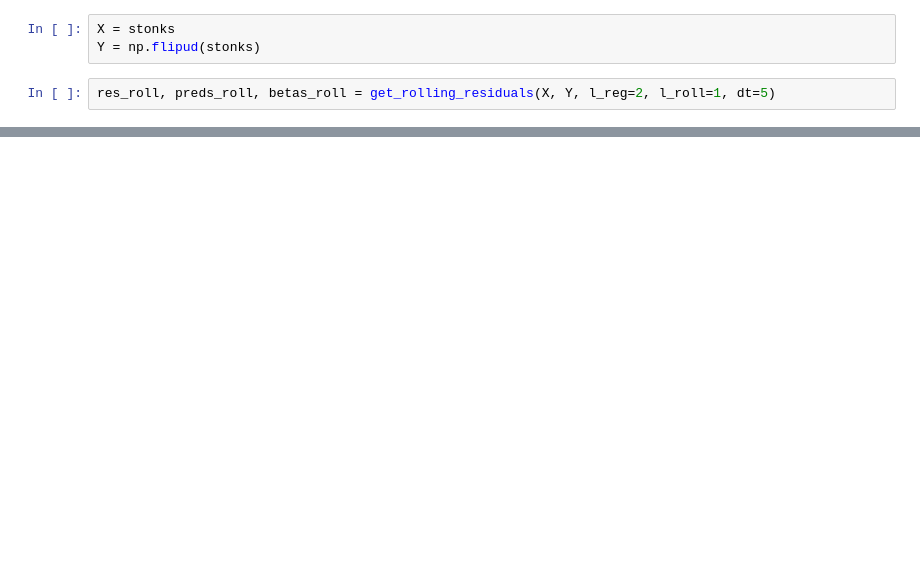
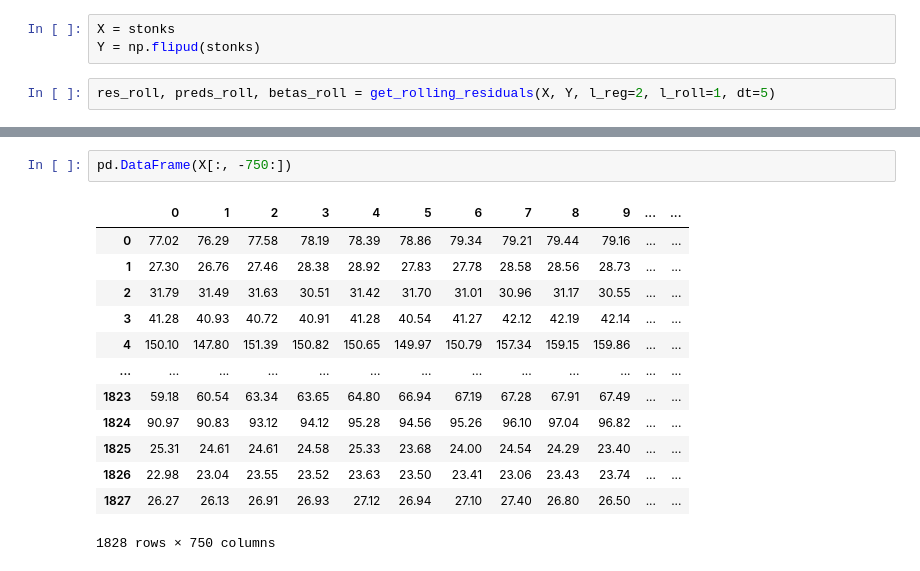
Before and after one commit to DomStan/stonk-rank, a Jupyter notebook: stonks_notebook.ipynb, the cells around one changed output, grey strips where cells are left out. Saved outputs shown, nothing was run; the diff lists cells and outputs as text; blank space fills up the shorter version.

```diff
--- a/stonks_notebook.ipynb
+++ b/stonks_notebook.ipynb
@@ -315,0 +420,16 @@ res_roll.shape
+# %%
+pd.DataFrame(X[:, -750:])
+# %% [output]
+|  | 0 | 1 | 2 | 3 | 4 | 5 | 6 | 7 | 8 | 9 | ... | ... |
+| 0 | 77.02 | 76.29 | 77.58 | 78.19 | 78.39 | 78.86 | 79.34 | 79.21 | 79.44 | 79.16 | ... | ... |
+| 1 | 27.30 | 26.76 | 27.46 | 28.38 | 28.92 | 27.83 | 27.78 | 28.58 | 28.56 | 28.73 | ... | ... |
+| 2 | 31.79 | 31.49 | 31.63 | 30.51 | 31.42 | 31.70 | 31.01 | 30.96 | 31.17 | 30.55 | ... | ... |
+| 3 | 41.28 | 40.93 | 40.72 | 40.91 | 41.28 | 40.54 | 41.27 | 42.12 | 42.19 | 42.14 | ... | ... |
+| 4 | 150.10 | 147.80 | 151.39 | 150.82 | 150.65 | 149.97 | 150.79 | 157.34 | 159.15 | 159.86 | ... | ... |
+| ... | ... | ... | ... | ... | ... | ... | ... | ... | ... | ... | ... | ... |
+| 1823 | 59.18 | 60.54 | 63.34 | 63.65 | 64.80 | 66.94 | 67.19 | 67.28 | 67.91 | 67.49 | ... | ... |
+| 1824 | 90.97 | 90.83 | 93.12 | 94.12 | 95.28 | 94.56 | 95.26 | 96.10 | 97.04 | 96.82 | ... | ... |
+| 1825 | 25.31 | 24.61 | 24.61 | 24.58 | 25.33 | 23.68 | 24.00 | 24.54 | 24.29 | 23.40 | ... | ... |
+| 1826 | 22.98 | 23.04 | 23.55 | 23.52 | 23.63 | 23.50 | 23.41 | 23.06 | 23.43 | 23.74 | ... | ... |
+| 1827 | 26.27 | 26.13 | 26.91 | 26.93 | 27.12 | 26.94 | 27.10 | 27.40 | 26.80 | 26.50 | ... | ... |
+1828 rows × 750 columns
```
Also changed, not shown: parts of 31 cells of this notebook.
